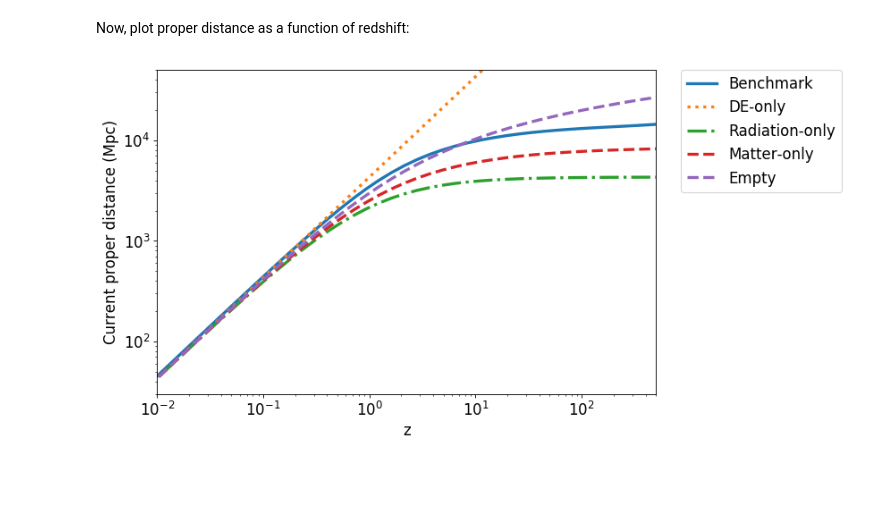
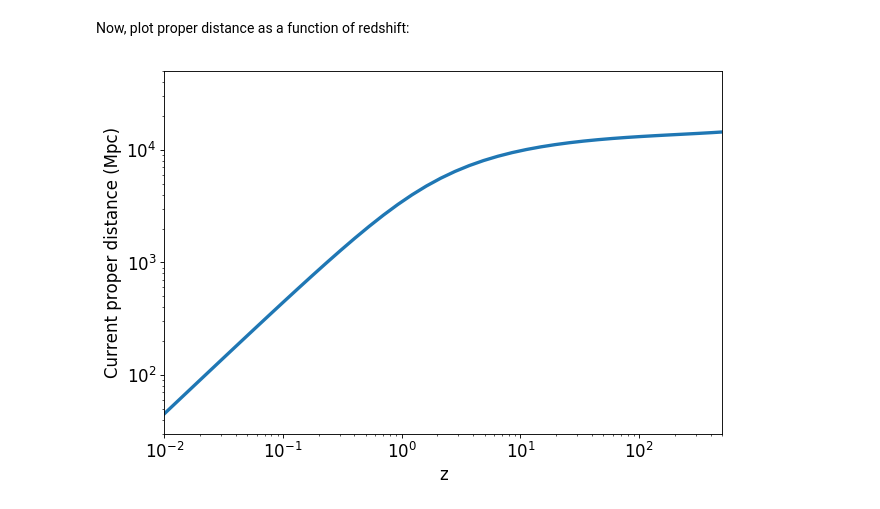
Before and after one commit to georgeb01/CosmologyCourse, a Jupyter notebook: Python Notebooks/L07 - Solving the Benchmark Model.ipynb, the cells around one changed output. Drawn from its saved outputs; the diff is of its cells as text; code cells hidden in the pictures; blank space fills up the shorter version.

```diff
--- a/Python Notebooks/L07 - Solving the Benchmark Model.ipynb
+++ b/Python Notebooks/L07 - Solving the Benchmark Model.ipynb
@@ -153,25 +153,25 @@ Now, plot proper distance as a function of redshift:
 # %%
 fig=plt.figure(figsize=(9, 6), dpi= 80, facecolor='w', edgecolor='k')
 plt.plot(z, dp_c/(H0/c), lw=3, label="Benchmark") #Benchmark
-plt.plot(z, c*z/H0,':', lw=3, label="DE-only") #DE-only
-plt.plot(z, c*z/(H0*(1+z)),'-.', lw=3, label="Radiation-only") #Radiation-only
-plt.plot(z, (2*c/H0)*(1.-(1.+z)**-0.5),'--', lw=3, label="Matter-only") #Matter-only
-plt.plot(z, (c/H0)*np.log(1.+z),'--', lw=3, label="Empty") #Empty
+#plt.plot(z, c*z/H0, ':', lw=3, label="DE-only") #DE-only
+#plt.plot(z, c*z/(H0*(1+z)),'-.', lw=3, label="Radiation-only") #Radiation-only
+#plt.plot(z, (2*c/H0)*(1.-(1.+z)**-0.5),'--', lw=3, label="Matter-only") #Matter-only
+#plt.plot(z, (c/H0)*np.log(1.+z), '--', lw=3, label="Empty") #Empty
 
-plt.legend(bbox_to_anchor=(1.05, 1), loc=2, borderaxespad=0.)
+#plt.legend(bbox_to_anchor=(1.05, 1), loc=2, borderaxespad=0.)
 
 
 plt.xlim(0.01,500)
 plt.ylim(30,50000)
 
 plt.xscale('log')
 plt.yscale('log')
 plt.xlabel('z')
 plt.ylabel('Current proper distance (Mpc)')
 
 plt.show()
 # %% [output]
-[figure, old version]
+[figure, new version]
 # %%
 plt.plot(z, dp_c/((H0/c)*(1+z)))
 plt.xlim(0.01,500)
```
Also changed, not shown: parts of 1 cell of this notebook, 1 other file.
